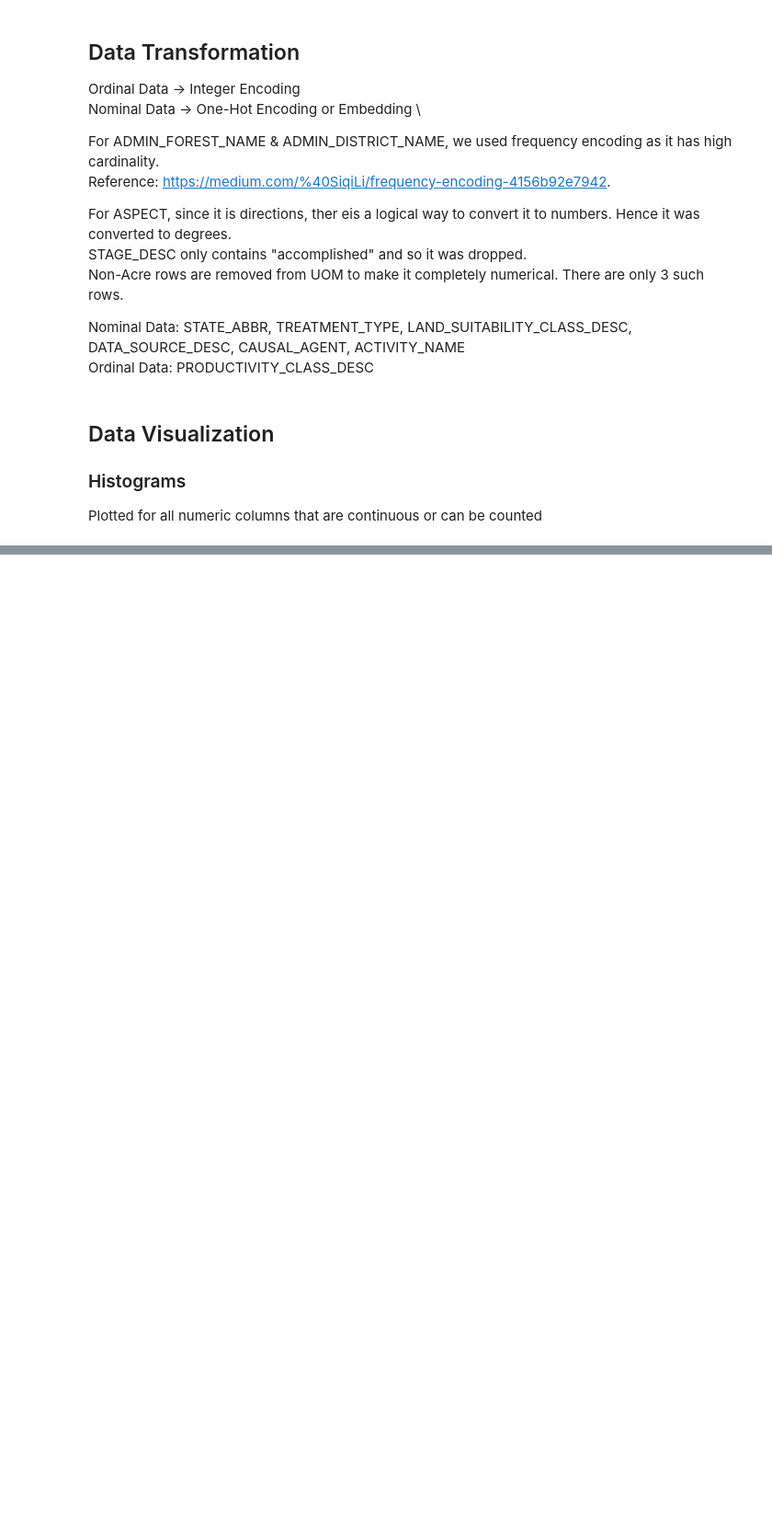
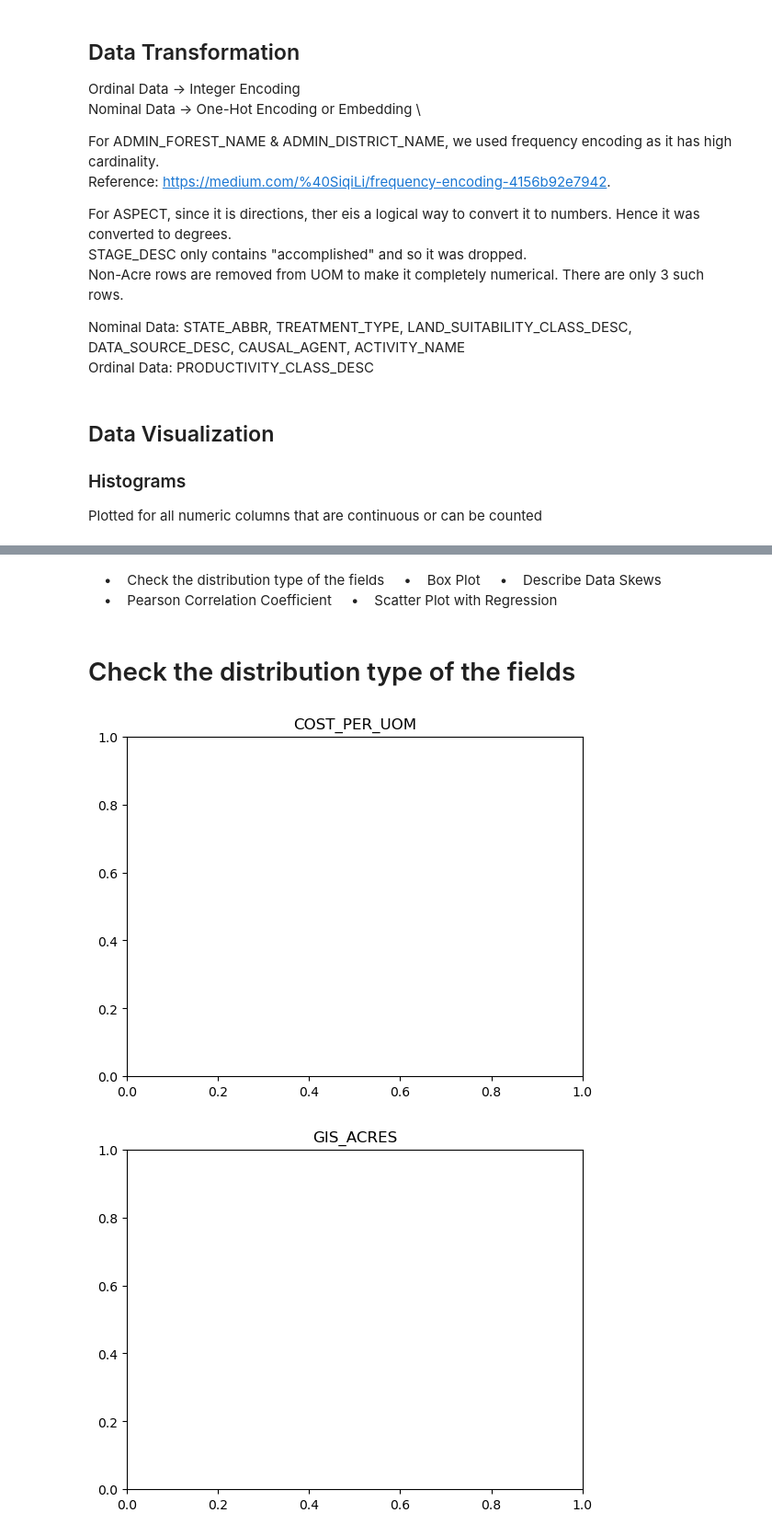
Before and after one commit to Kurogisa/Reforestation-Datamining, a Jupyter notebook: reforestation.ipynb, the cells around one changed output, grey strips where cells are left out. Shown: that part at 92% size. Cells and saved outputs as stored; diff of their text form; code cells hidden in the pictures; blank space fills up the shorter version.

```diff
--- a/reforestation.ipynb
+++ b/reforestation.ipynb
@@ -379,0 +380,20 @@ for col in histos:
+# %% [markdown]
+    •    Check the distribution type of the fields
+    •    Box Plot
+    •    Describe Data Skews
+    •    Pearson Correlation Coefficient
+    •    Scatter Plot with Regression
+# %% [markdown]
+# Check the distribution type of the fields
+# %%
+# import seaborn as sns
+from scipy.stats import skew
+
+for col in histos:
+    plt.figure()
+    # sns.boxplot(x=df[col])
+    plt.title(col)
+    plt.show()
+# %% [output]
+[figure, added]
+[figure, added]
```
Also changed, not shown: parts of 4 cells of this notebook, 1 other file.
